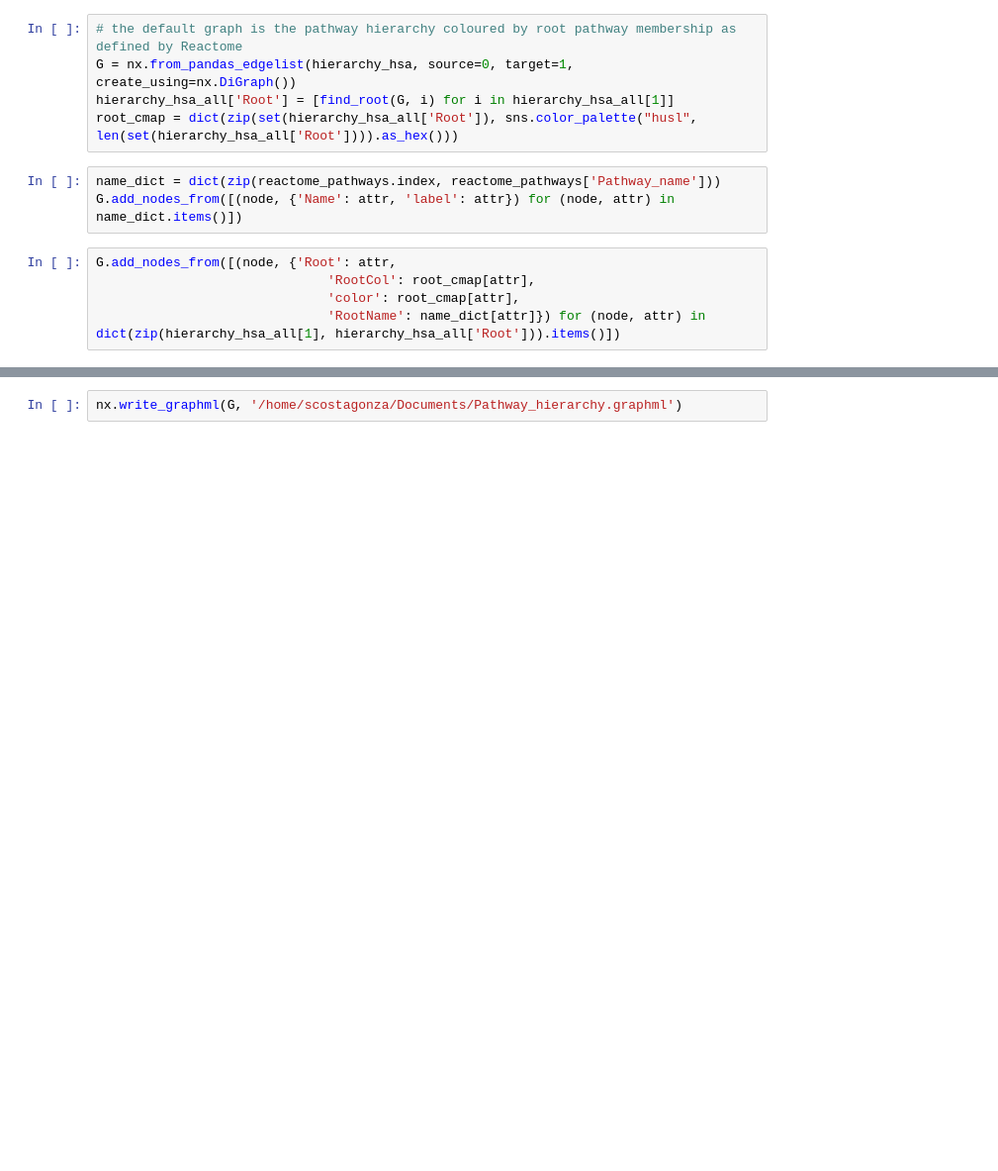
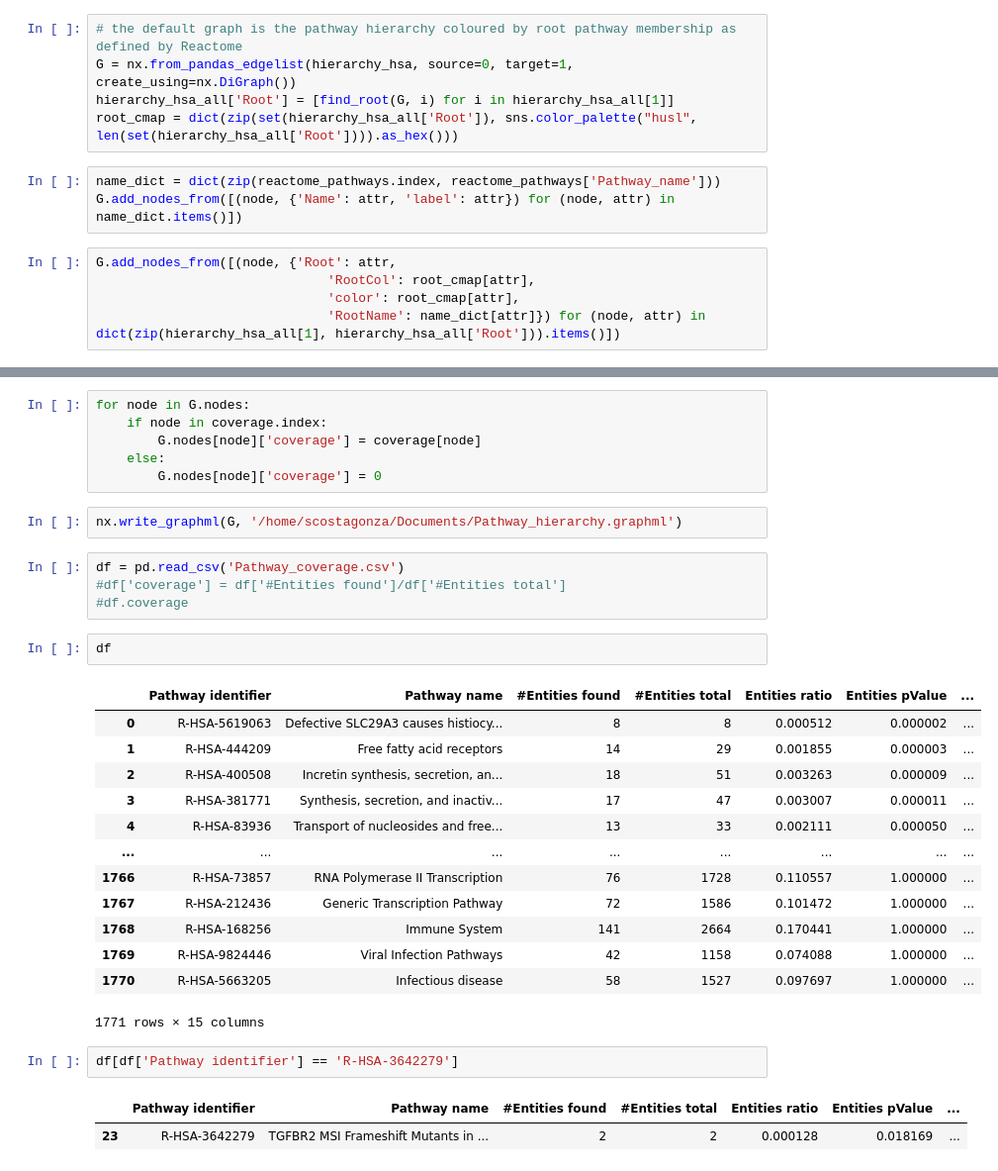
Before and after one commit to SamSaladino/Pa_coverage, a Jupyter notebook: pathway_graph.ipynb, the cells around one changed output, grey strips where cells are left out. Shown: that part at 99% size. Saved outputs shown, nothing was run; the diff lists cells and outputs as text; blank space fills up the shorter version.

```diff
--- a/pathway_graph.ipynb
+++ b/pathway_graph.ipynb
@@ -44,2 +113,33 @@ G.add_nodes_from([(node, {'Root': attr,
+# %%
+for node in G.nodes:
+    if node in coverage.index:
+        G.nodes[node]['coverage'] = coverage[node]
+    else:
+        G.nodes[node]['coverage'] = 0
 # %%
 nx.write_graphml(G, '/home/scostagonza/Documents/Pathway_hierarchy.graphml')
+# %%
+df = pd.read_csv('Pathway_coverage.csv')
+#df['coverage'] = df['#Entities found']/df['#Entities total']
+#df.coverage
+# %%
+df
+# %% [output]
+|  | Pathway identifier | Pathway name | #Entities found | #Entities total | Entities ratio | Entities pValue | ... |
+| 0 | R-HSA-5619063 | Defective SLC29A3 causes histiocy... | 8 | 8 | 0.000512 | 0.000002 | ... |
+| 1 | R-HSA-444209 | Free fatty acid receptors | 14 | 29 | 0.001855 | 0.000003 | ... |
+| 2 | R-HSA-400508 | Incretin synthesis, secretion, an... | 18 | 51 | 0.003263 | 0.000009 | ... |
+| 3 | R-HSA-381771 | Synthesis, secretion, and inactiv... | 17 | 47 | 0.003007 | 0.000011 | ... |
+| 4 | R-HSA-83936 | Transport of nucleosides and free... | 13 | 33 | 0.002111 | 0.000050 | ... |
+| ... | ... | ... | ... | ... | ... | ... | ... |
+| 1766 | R-HSA-73857 | RNA Polymerase II Transcription | 76 | 1728 | 0.110557 | 1.000000 | ... |
+| 1767 | R-HSA-212436 | Generic Transcription Pathway | 72 | 1586 | 0.101472 | 1.000000 | ... |
+| 1768 | R-HSA-168256 | Immune System | 141 | 2664 | 0.170441 | 1.000000 | ... |
+| 1769 | R-HSA-9824446 | Viral Infection Pathways | 42 | 1158 | 0.074088 | 1.000000 | ... |
+| 1770 | R-HSA-5663205 | Infectious disease | 58 | 1527 | 0.097697 | 1.000000 | ... |
+1771 rows × 15 columns
+# %%
+df[df['Pathway identifier'] == 'R-HSA-3642279']
+# %% [output]
+|  | Pathway identifier | Pathway name | #Entities found | #Entities total | Entities ratio | Entities pValue | ... |
+| 23 | R-HSA-3642279 | TGFBR2 MSI Frameshift Mutants in ... | 2 | 2 | 0.000128 | 0.018169 | ... |
```
Also changed, not shown: parts of 12 cells of this notebook, 4 other files.
